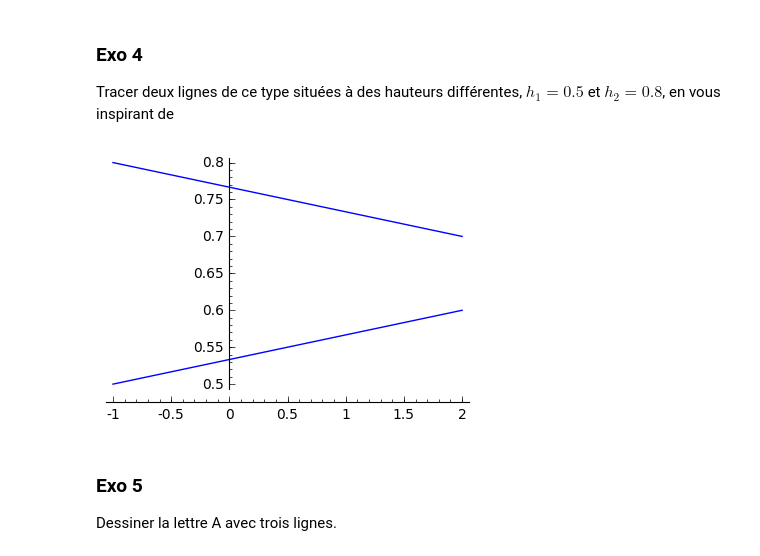
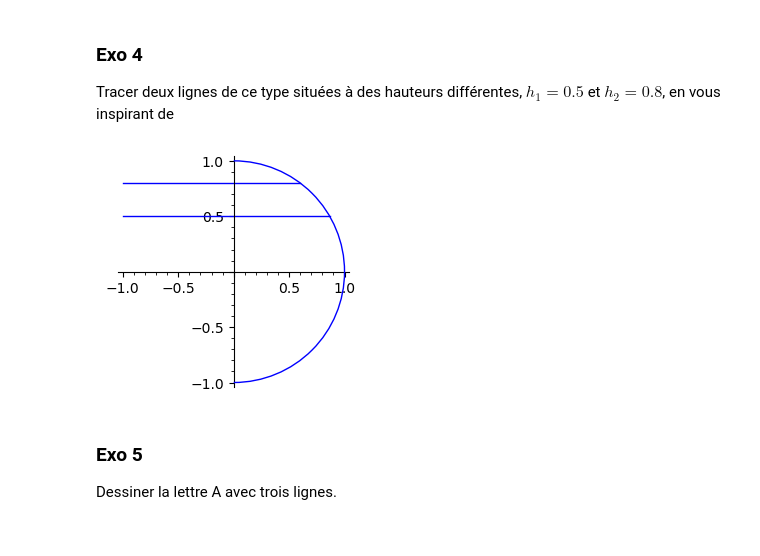
Before and after one commit to pablodimuzio/M203-TP1, a Jupyter notebook: M203-TP1.ipynb, the cells around one changed output. Cells and saved outputs as stored; diff of their text form; code cells hidden in the pictures.

```diff
--- a/M203-TP1.ipynb
+++ b/M203-TP1.ipynb
@@ -9,6 +9,9 @@ On envoie un rayon lumineux sur un miroir sphérique concave.
 ### Exo1
 Commençons par tracer le miroir. Testez la commande ci-dessous et modifiez-là pour obtenir un miroir demi-sphérique
 # %%
-A=arc((0,0),1,1,sector=(-pi/3, 2*pi/3))
-show(A,figsize=5)
+M=arc((0,0),1,1,sector=(-pi/2, pi/2))
+
+R = 1
+
+show(M,figsize=5)
 # %% [output]
@@ -30,11 +44,14 @@ show(L1,figsize=4)
 ### Exo 4
 Tracer deux lignes de ce type situées à des hauteurs différentes, $h_1 = 0.5$ et $h_2 = 0.8$, en vous inspirant de
 # %%
-L1=line( [ (-1, 0.5), (2, 0.6) ])
-L2=line( [ (-1, 0.8), (2, 0.7) ])
-show(L1+L2,figsize=4)
+h1 = 0.5
+h2= 0.8
+
+L1=line( [ (-1, h1), (sqrt(1-h1**2), h1) ])
+L2=line( [ (-1, h2), (sqrt(1-h2**2), h2) ])
+show(L1+L2+M,figsize=4)
 # %% [output]
-[figure, old version]
+[figure, new version]
 # %% [markdown]
 ### Exo 5
 Dessiner la lettre A avec trois lignes.
```
Also changed, not shown: parts of 10 cells of this notebook.
